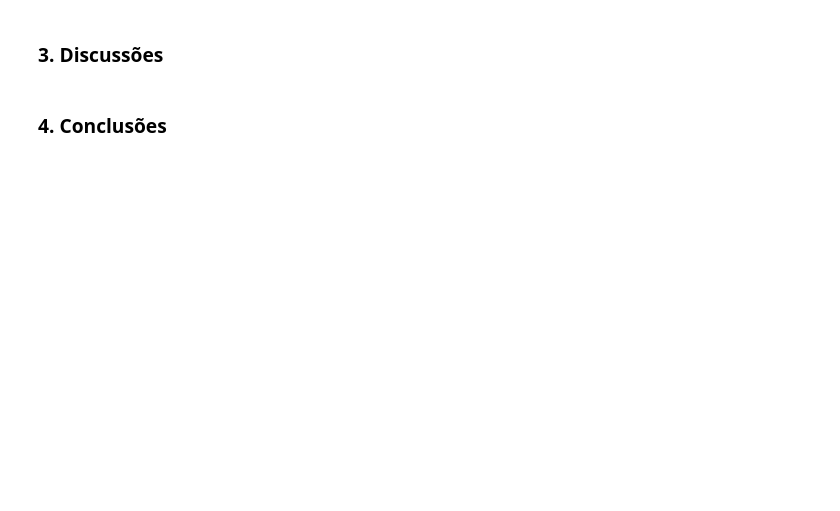
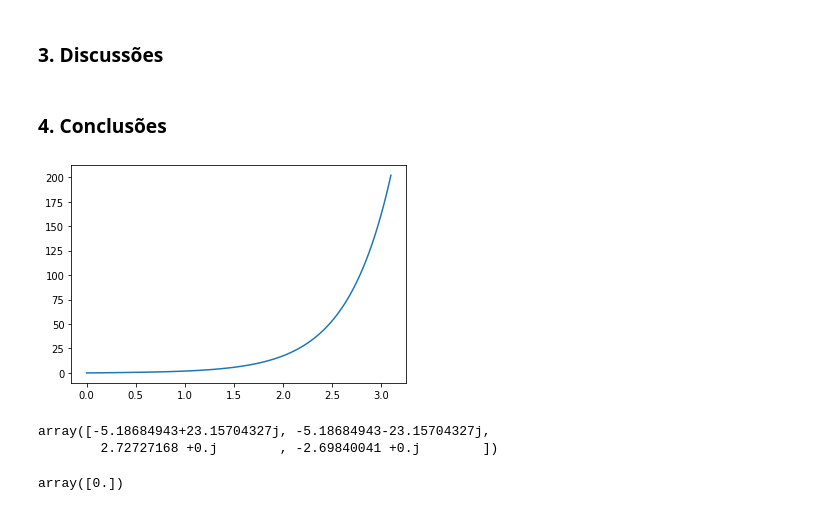
Before and after one commit to Maionepy/Controle_Projeto_Final, a Jupyter notebook: Trabalho_Final.ipynb, the cells around one changed output. Drawn from its saved outputs; the diff is of its cells as text; code cells hidden in the pictures; blank space fills up the shorter version.

```diff
--- a/Trabalho_Final.ipynb
+++ b/Trabalho_Final.ipynb
@@ -152,3 +246,20 @@ eq_y_s
 ### 3. Discussões
 # %% [markdown]
 ### 4. Conclusões
+# %%
+u , t = co.step(co.feedback(Gp))
+plt.plot(t,u)
+plt.show()
+# %% [output]
+[figure, added]
+# %%
+p_g = co.pole(Gp)
+p_g
+# %% [output]
+array([-5.18684943+23.15704327j, -5.18684943-23.15704327j,
+        2.72727168 +0.j        , -2.69840041 +0.j        ])
+# %%
+z_g = co.zero(Gp)
+z_g
+# %% [output]
+array([0.])
```
Also changed, not shown: parts of 13 cells of this notebook, 3 other files.
